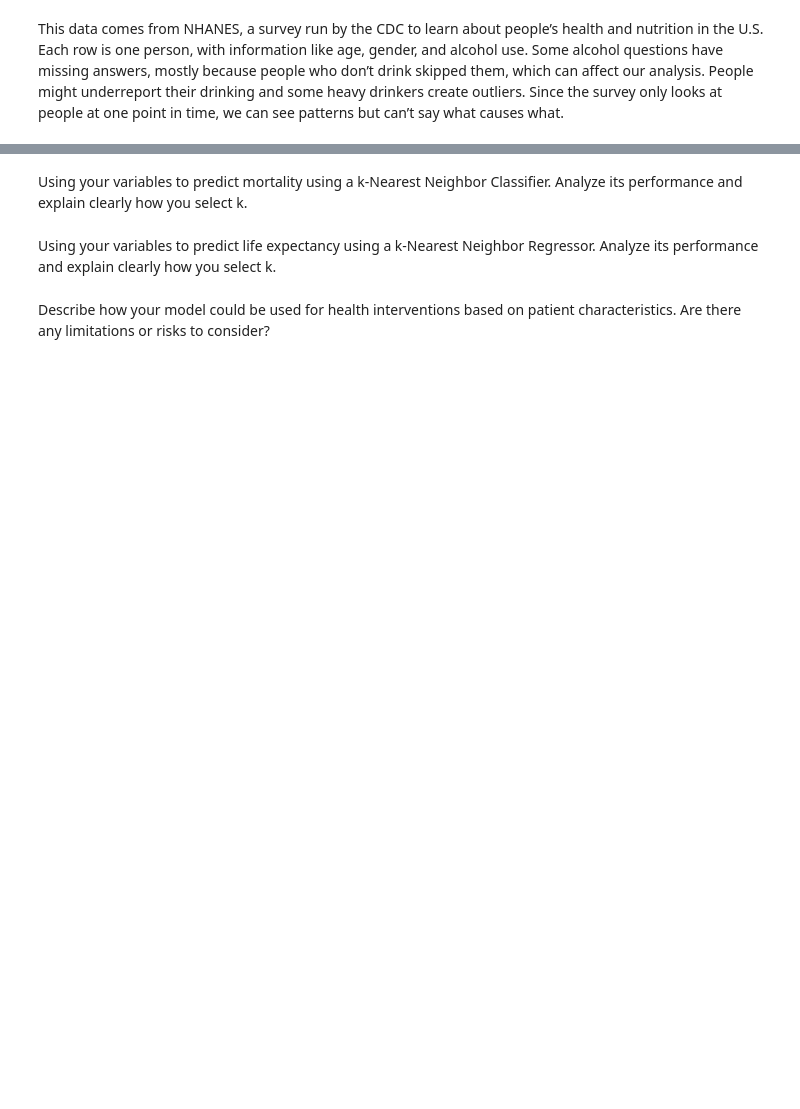
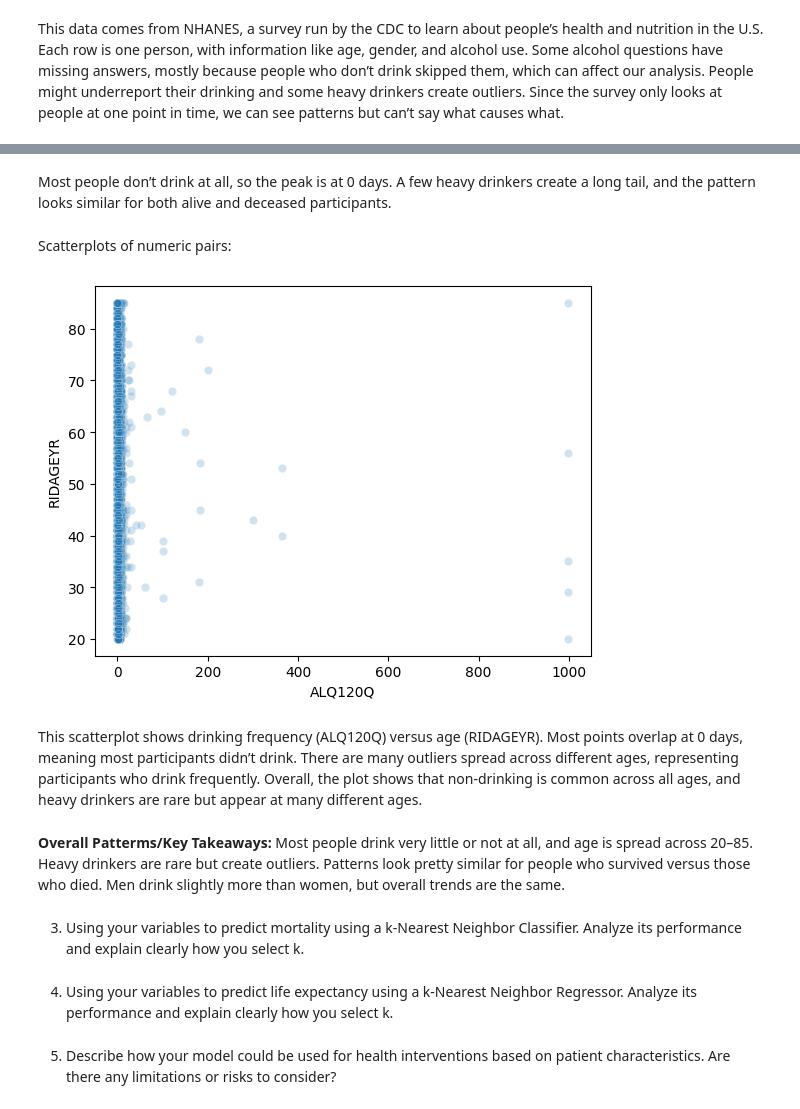
Before and after one commit to clairicelou/project_1_bsds, a Jupyter notebook: Project1_DS3021.ipynb, the cells around one changed output, grey strips where cells are left out. Saved outputs shown, nothing was run; the diff lists cells and outputs as text; code cells hidden in the pictures; blank space fills up the shorter version.

```diff
--- a/Project1_DS3021.ipynb
+++ b/Project1_DS3021.ipynb
@@ -345,6 +394,19 @@ Describe the variables you selected to predict mortality and life expectancy, an
+# %% [markdown]
+Most people don’t drink at all, so the peak is at 0 days. A few heavy drinkers create a long tail, and the pattern looks similar for both alive and deceased participants.
+# %% [markdown]
+Scatterplots of numeric pairs:
+# %%
+sns.scatterplot(x="ALQ120Q", y="RIDAGEYR", alpha=0.2, data=df)
+plt.show()
+# %% [output]
+[figure, added]
+# %% [markdown]
+This scatterplot shows drinking frequency (ALQ120Q) versus age (RIDAGEYR). Most points overlap at 0 days, meaning most participants didn’t drink. There are many outliers spread across different ages, representing participants who drink frequently. Overall, the plot shows that non-drinking is common across all ages, and heavy drinkers are rare but appear at many different ages.
+# %% [markdown]
+**Overall Patterms/Key Takeaways:** Most people drink very little or not at all, and age is spread across 20–85. Heavy drinkers are rare but create outliers. Patterns look pretty similar for people who survived versus those who died. Men drink slightly more than women, but overall trends are the same.
 # %% [markdown]
-Using your variables to predict mortality using a k-Nearest Neighbor Classifier. Analyze its performance and explain clearly how you select k.
+3) Using your variables to predict mortality using a k-Nearest Neighbor Classifier. Analyze its performance and explain clearly how you select k.
 # %% [markdown]
-Using your variables to predict life expectancy using a k-Nearest Neighbor Regressor. Analyze its performance and explain clearly how you select k.
+4) Using your variables to predict life expectancy using a k-Nearest Neighbor Regressor. Analyze its performance and explain clearly how you select k.
 # %% [markdown]
-Describe how your model could be used for health interventions based on patient characteristics. Are there any limitations or risks to consider?
+5) Describe how your model could be used for health interventions based on patient characteristics. Are there any limitations or risks to consider?
```
Also changed, not shown: parts of 14 cells of this notebook.
